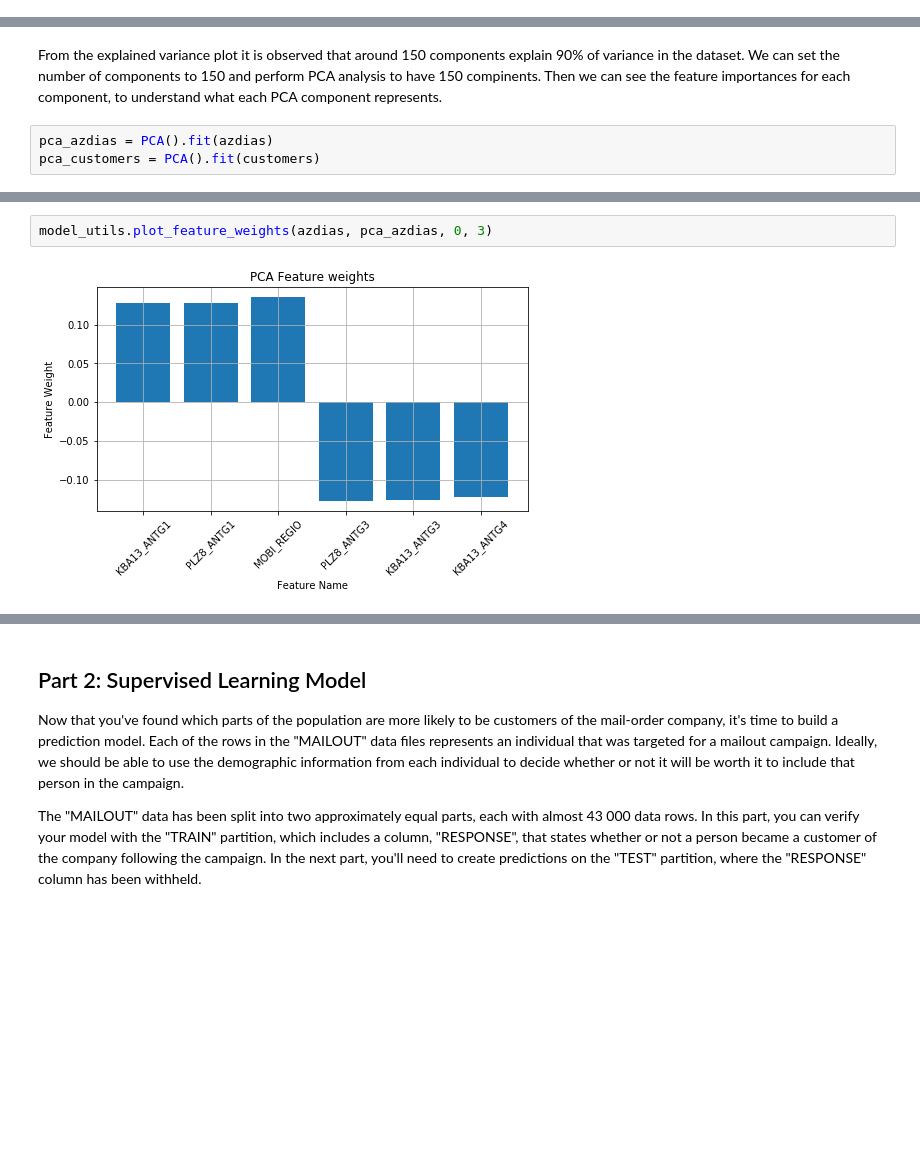
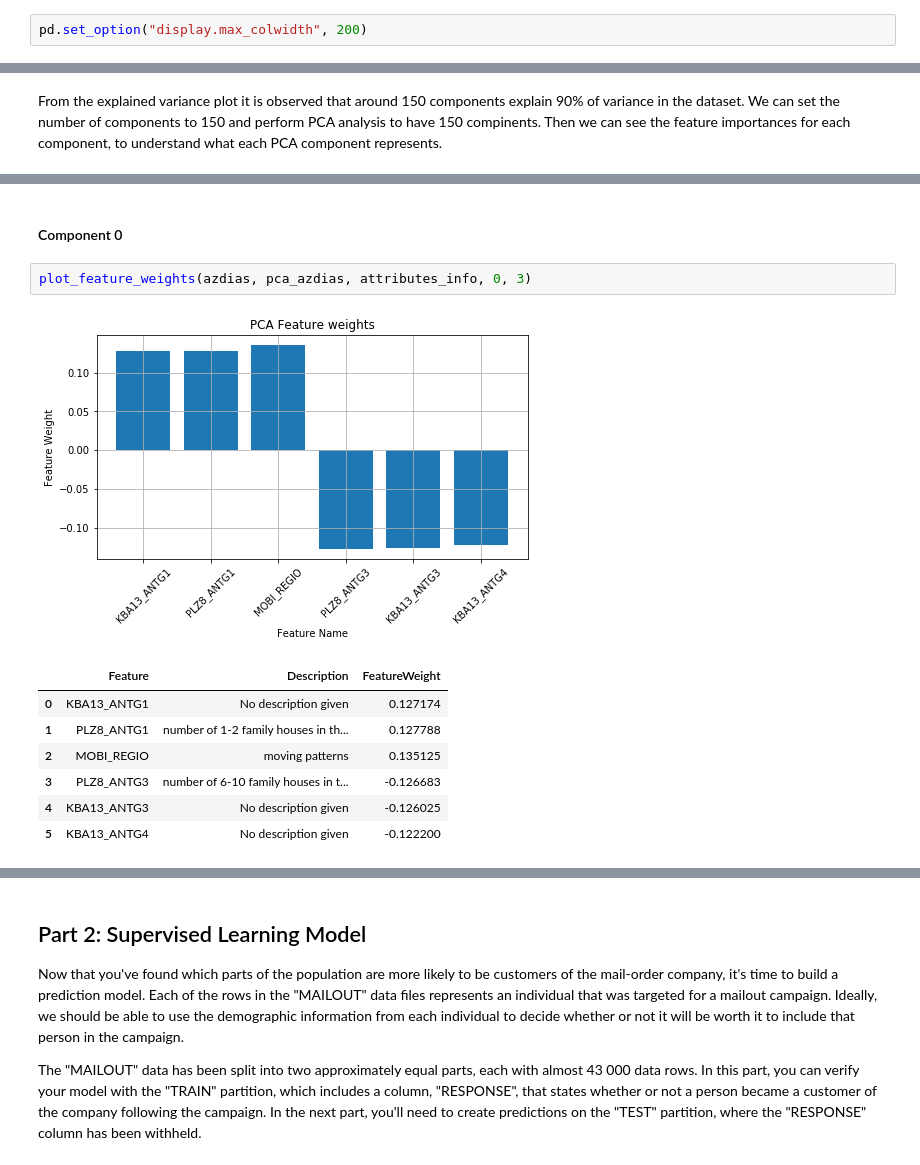
Before and after one commit to pranaymodukuru/Bertelsmann-Arvato-customer-segmentation, a Jupyter notebook: Arvato Project Workbook.ipynb, the cells around one changed output, grey strips where cells are left out. Drawn from its saved outputs; the diff is of its cells as text; blank space fills up the shorter version.

```diff
--- a/Arvato Project Workbook.ipynb
+++ b/Arvato Project Workbook.ipynb
@@ -1083,0 +1110,2 @@ The main bulk of your analysis will come in this part of the project. Here, you
+# %%
+pd.set_option("display.max_colwidth", 200)
@@ -1091,5 +1147,2 @@ model_utils.plot_pca_exp_variance(pca_azdias, pca_customers)
 # %% [markdown]
 From the explained variance plot it is observed that around 150 components explain 90% of variance in the dataset. We can set the number of components to 150 and perform PCA analysis to have 150 compinents. Then we can see the feature importances for each component, to understand what each PCA component represents.
-# %%
-pca_azdias = PCA().fit(azdias)
-pca_customers = PCA().fit(customers)
@@ -1096,5 +1207,14 @@ pca_customers = PCA().fit(customers)
+# %% [markdown]
+#### Component 0
 # %%
-model_utils.plot_feature_weights(azdias, pca_azdias, 0, 3)
+plot_feature_weights(azdias, pca_azdias, attributes_info, 0, 3)
 # %% [output]
 [figure]
+|  | Feature | Description | FeatureWeight |
+| 0 | KBA13_ANTG1 | No description given | 0.127174 |
+| 1 | PLZ8_ANTG1 | number of 1-2 family houses in th... | 0.127788 |
+| 2 | MOBI_REGIO | moving patterns | 0.135125 |
+| 3 | PLZ8_ANTG3 | number of 6-10 family houses in t... | -0.126683 |
+| 4 | KBA13_ANTG3 | No description given | -0.126025 |
+| 5 | KBA13_ANTG4 | No description given | -0.122200 |
 # %%
```
Also changed, not shown: parts of 19 cells of this notebook.
